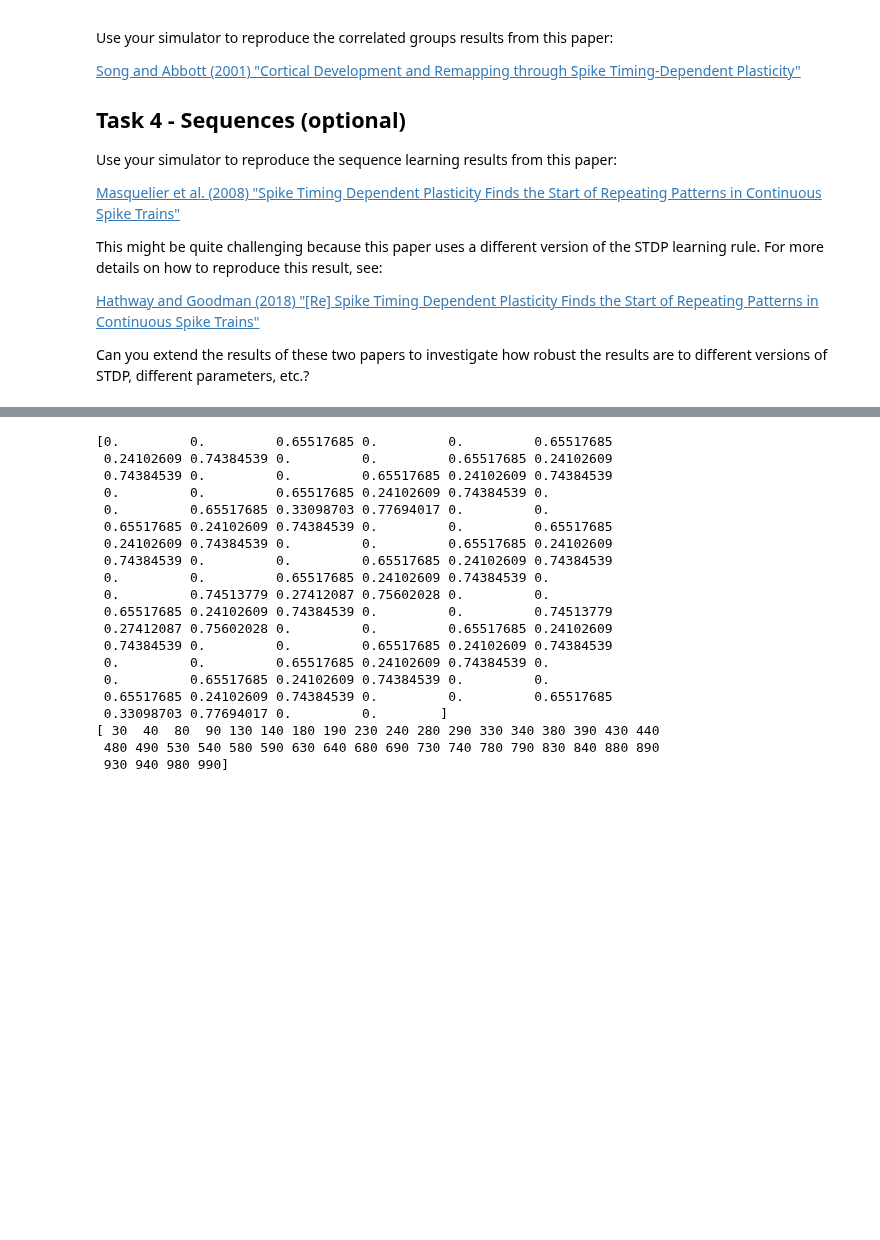
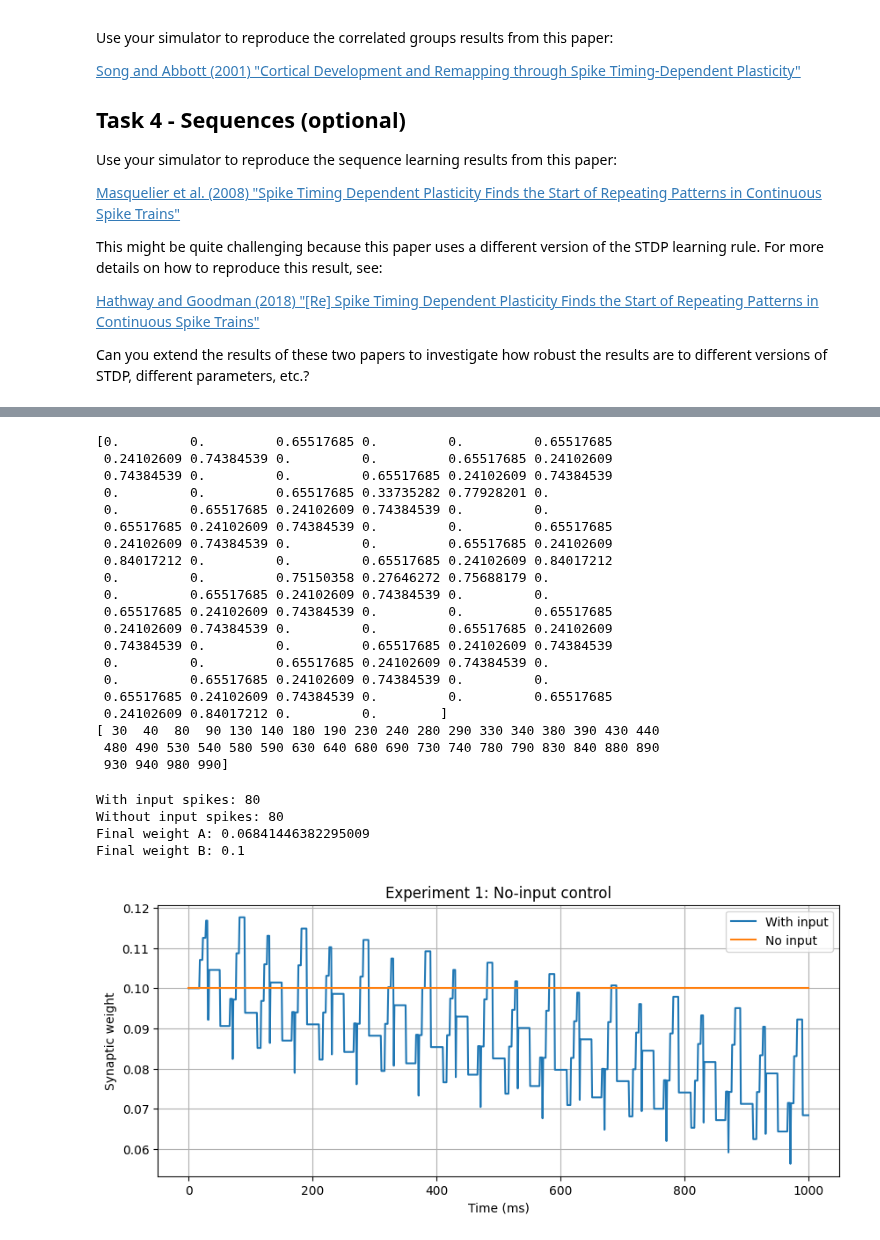
Before and after one commit to AliSalehiAhmadabad/Neuroscience_for_machine_learners, a Jupyter notebook: w4-learning/w4-learning-exercise.ipynb, the cells around one changed output, grey strips where cells are left out. Saved outputs shown, nothing was run; the diff lists cells and outputs as text; code cells hidden in the pictures; blank space fills up the shorter version.

```diff
--- a/w4-learning/w4-learning-exercise.ipynb
+++ b/w4-learning/w4-learning-exercise.ipynb
@@ -144,27 +144,27 @@ def cur(w, spike, I0):
 T = np.arange(num_steps)*dt*1e-3
 I = cur(w, spikes[0, :], 3*np.sin(2*np.pi*10*T)**2)
 
-V_neu1, S_neu1 = LIF(I, 10)
+V_neu1, S_neu1 = LIF(I, 10, dt=dt)
 print(V_neu1)
 print(S_neu1)
 # %% [output]
 [0.         0.         0.65517685 0.         0.         0.65517685
  0.24102609 0.74384539 0.         0.         0.65517685 0.24102609
  0.74384539 0.         0.         0.65517685 0.24102609 0.74384539
- 0.         0.         0.65517685 0.24102609 0.74384539 0.
- 0.         0.65517685 0.33098703 0.77694017 0.         0.
+ 0.         0.         0.65517685 0.33735282 0.77928201 0.
+ 0.         0.65517685 0.24102609 0.74384539 0.         0.
+ 0.65517685 0.24102609 0.74384539 0.         0.         0.65517685
+ 0.24102609 0.74384539 0.         0.         0.65517685 0.24102609
+ 0.84017212 0.         0.         0.65517685 0.24102609 0.84017212
+ 0.         0.         0.75150358 0.27646272 0.75688179 0.
+ 0.         0.65517685 0.24102609 0.74384539 0.         0.
  0.65517685 0.24102609 0.74384539 0.         0.         0.65517685
  0.24102609 0.74384539 0.         0.         0.65517685 0.24102609
  0.74384539 0.         0.         0.65517685 0.24102609 0.74384539
  0.         0.         0.65517685 0.24102609 0.74384539 0.
- 0.         0.74513779 0.27412087 0.75602028 0.         0.
- 0.65517685 0.24102609 0.74384539 0.         0.         0.74513779
- 0.27412087 0.75602028 0.         0.         0.65517685 0.24102609
- 0.74384539 0.         0.         0.65517685 0.24102609 0.74384539
- 0.         0.         0.65517685 0.24102609 0.74384539 0.
  0.         0.65517685 0.24102609 0.74384539 0.         0.
  0.65517685 0.24102609 0.74384539 0.         0.         0.65517685
- 0.33098703 0.77694017 0.         0.        ]
+ 0.24102609 0.84017212 0.         0.        ]
 [ 30  40  80  90 130 140 180 190 230 240 280 290 330 340 380 390 430 440
  480 490 530 540 580 590 630 640 680 690 730 740 780 790 830 840 880 890
  930 940 980 990]
@@ -170,0 +281,31 @@ print(S_neu1)
+# %%
+
+# A: Normal presynaptic input
+V_A, S_A, W_A, I_A = run_test(pre_spikes)
+
+# B: No presynaptic input
+spikes_zero = np.zeros_like(pre_spikes)
+V_B, S_B, W_B, I_B = run_test(spikes_zero)
+
+print("With input spikes:", len(S_A))
+print("Without input spikes:", len(S_B))
+print("Final weight A:", W_A[-1])
+print("Final weight B:", W_B[-1])
+
+assert np.allclose(W_B, w_initial)
+
+plt.figure(figsize=(10, 4))
+plt.plot(time_w, W_A, label="With input")
+plt.plot(time_w, W_B, label="No input")
+plt.xlabel("Time (ms)")
+plt.ylabel("Synaptic weight")
+plt.title("Experiment 1: No-input control")
+plt.legend()
+plt.grid(True)
+plt.show()
+# %% [output]
+With input spikes: 80
+Without input spikes: 80
+Final weight A: 0.06841446382295009
+Final weight B: 0.1
+[figure, added]
```
Also changed, not shown: parts of 9 cells of this notebook.
